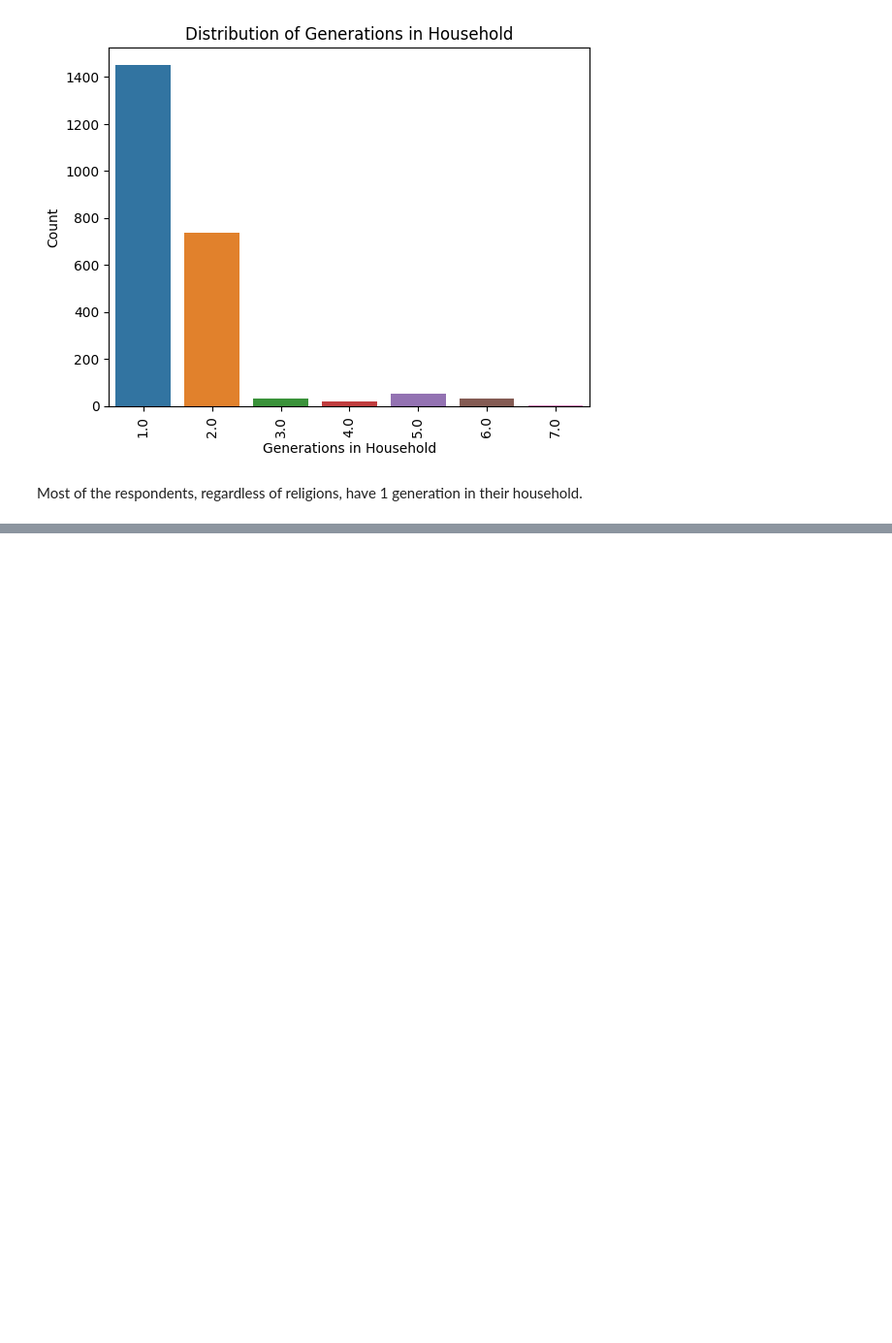
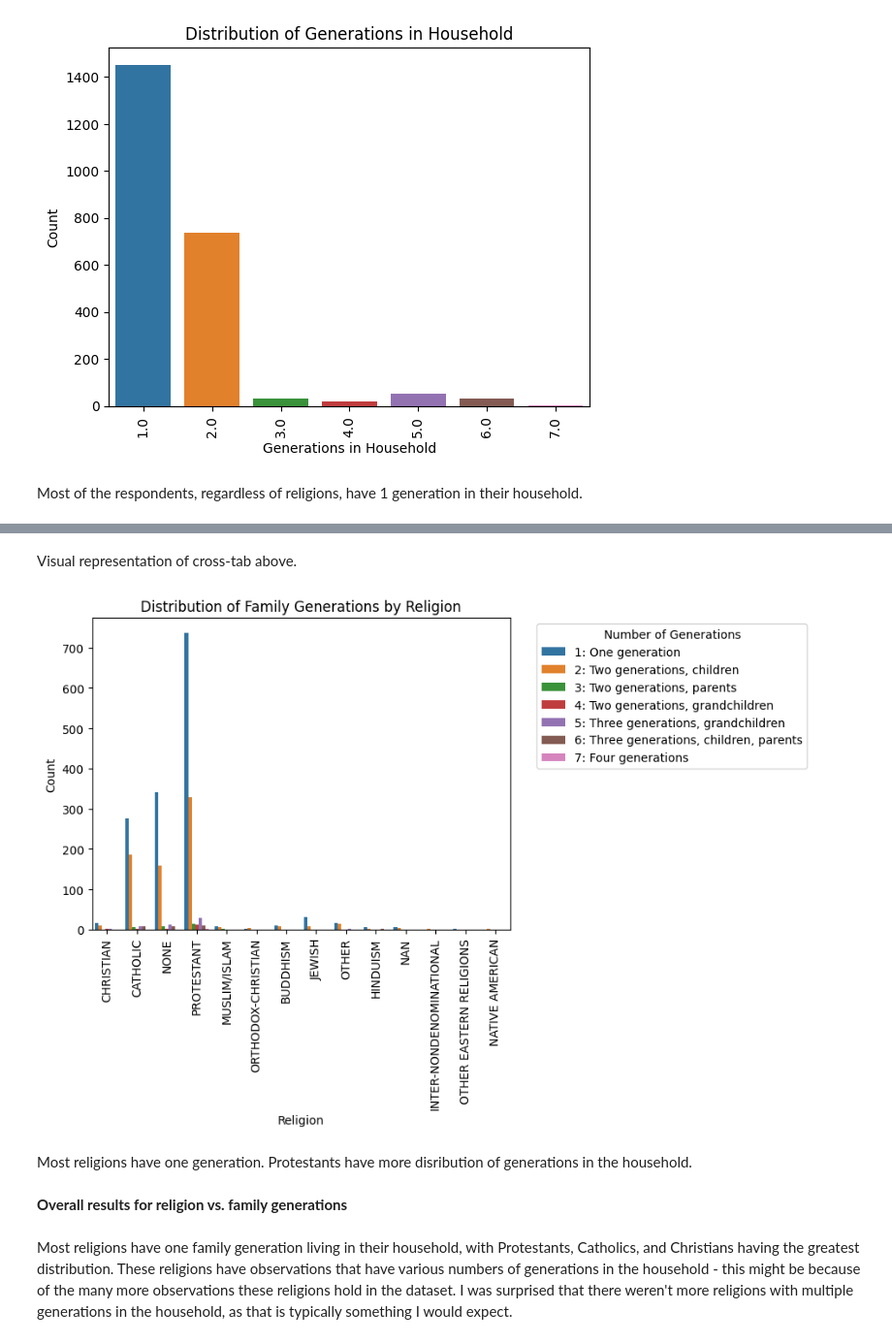
Before and after one commit to DS3001/group14, a Jupyter notebook: SabrinaViz.ipynb, the cells around one changed output, grey strips where cells are left out. Shown at 97% size. Saved outputs shown, nothing was run; the diff lists cells and outputs as text; code cells hidden in the pictures; blank space fills up the shorter version.

```diff
--- a/SabrinaViz.ipynb
+++ b/SabrinaViz.ipynb
@@ -175,0 +190,23 @@ famgen_legend = {
+# %% [markdown]
+Visual representation of cross-tab above.
+# %%
+sns_plot = sns.countplot(x='RELIG', hue='FAMGEN', data=df)
+plt.xlabel('Religion')
+plt.ylabel('Count')
+plt.title('Distribution of Family Generations by Religion')
+
+# Add a legend for FAMGEN values
+legend_labels = [f"{value}: {description}" for value, description in famgen_legend.items()]
+plt.legend(title='Number of Generations', labels=legend_labels, bbox_to_anchor=(1.05, 1), loc='upper left')
+
+# Adjust x-tick positions to align with columns in the heatmap
+plt.xticks(rotation=90)
+plt.show()
+# %% [output]
+[figure, added]
+# %% [markdown]
+Most religions have one generation. Protestants have more disribution of generations in the household.
+# %% [markdown]
+**Overall results for religion vs. family generations**
+# %% [markdown]
+Most religions have one family generation living in their household, with Protestants, Catholics, and Christians having the greatest distribution. These religions have observations that have various numbers of generations in the household - this might be because of the many more observations these religions hold in the dataset. I was surprised that there weren't more religions with multiple generations in the household, as that is typically something I would expect.
```
Also changed, not shown: parts of 2 cells of this notebook.
